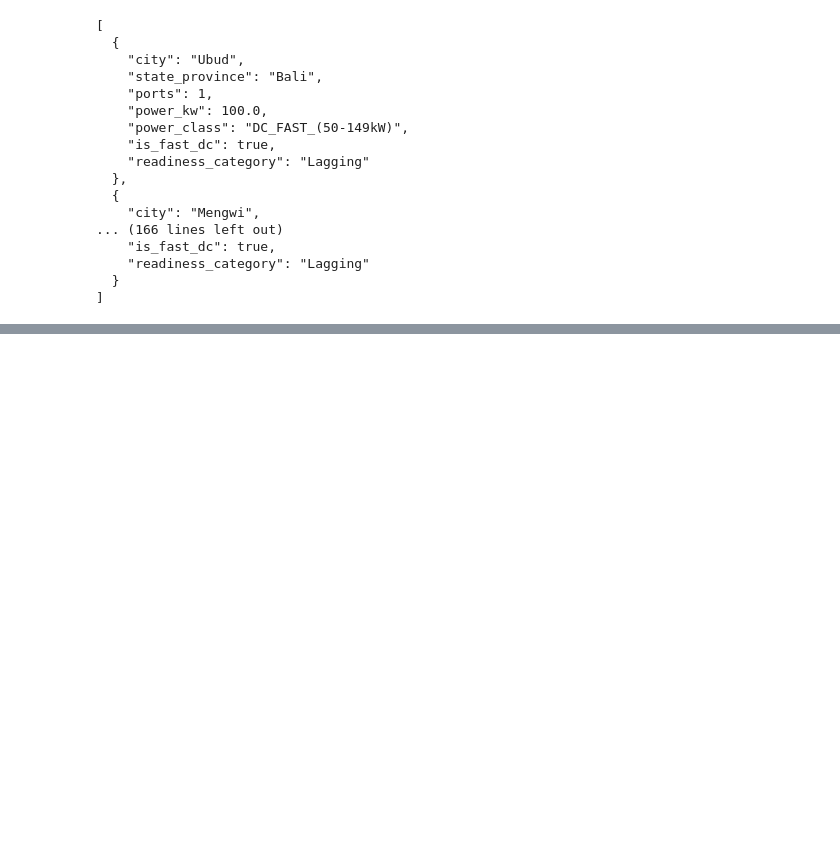
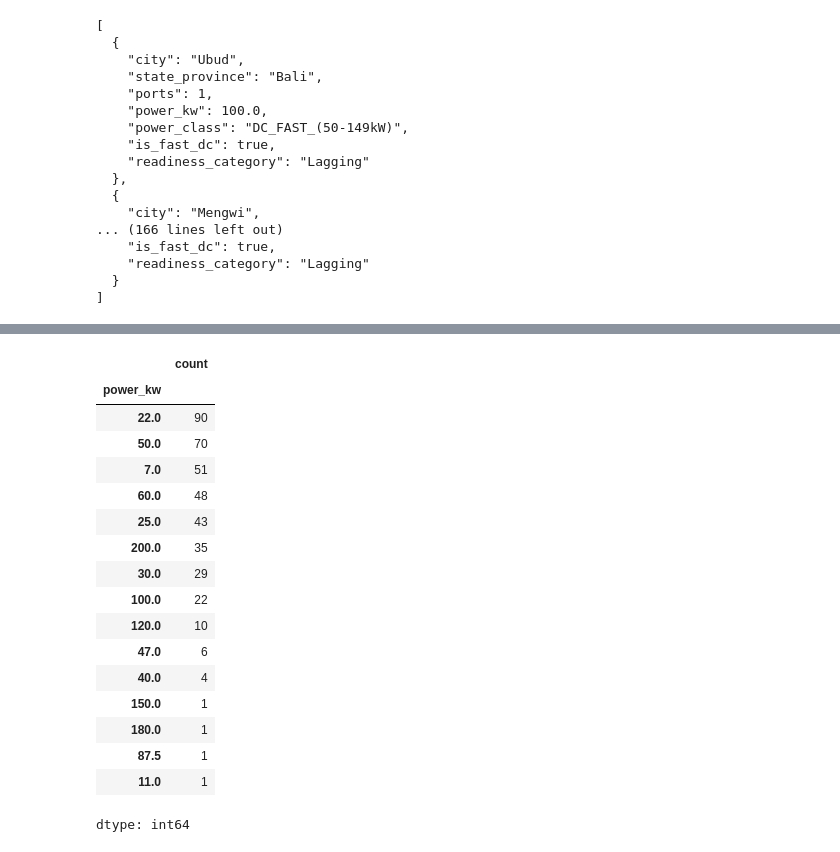
Before and after one commit to sabrinapurwalian/CAPSTONE-EV-CHARGING-ANALYSIS-IN-INDONESIA, a Jupyter notebook: EV_CHARGING_INDONESIA.ipynb, the cells around one changed output, grey strips where cells are left out. Saved outputs shown, nothing was run; the diff lists cells and outputs as text; code cells hidden in the pictures; blank space fills up the shorter version.

```diff
--- a/EV_CHARGING_INDONESIA.ipynb
+++ b/EV_CHARGING_INDONESIA.ipynb
@@ -170,0 +213,21 @@ print(json.dumps(subset_dict, indent=2))
+# %%
+df['power_kw'].value_counts()
+# %% [output]
+|  | count |
+| power_kw |  |
+| 22.0 | 90 |
+| 50.0 | 70 |
+| 7.0 | 51 |
+| 60.0 | 48 |
+| 25.0 | 43 |
+| 200.0 | 35 |
+| 30.0 | 29 |
+| 100.0 | 22 |
+| 120.0 | 10 |
+| 47.0 | 6 |
+| 40.0 | 4 |
+| 150.0 | 1 |
+| 180.0 | 1 |
+| 87.5 | 1 |
+| 11.0 | 1 |
+dtype: int64
```
Also changed, not shown: parts of 9 cells of this notebook.
